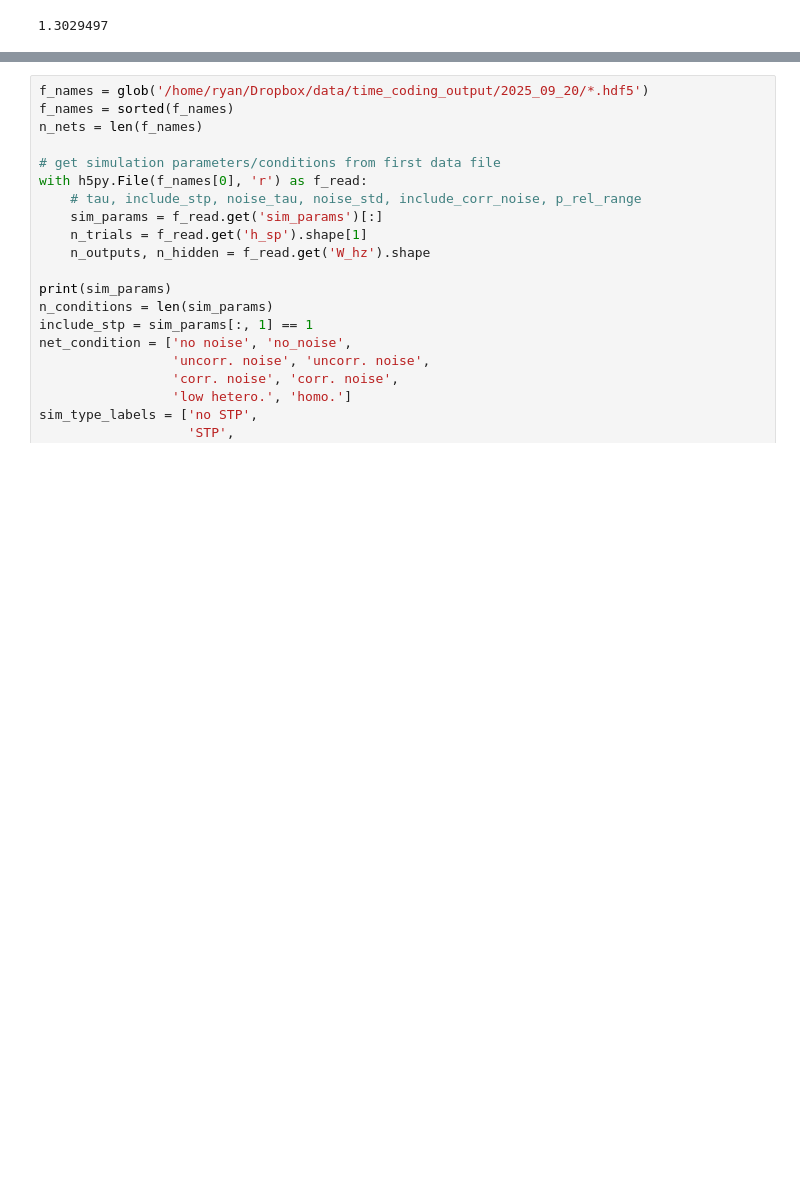
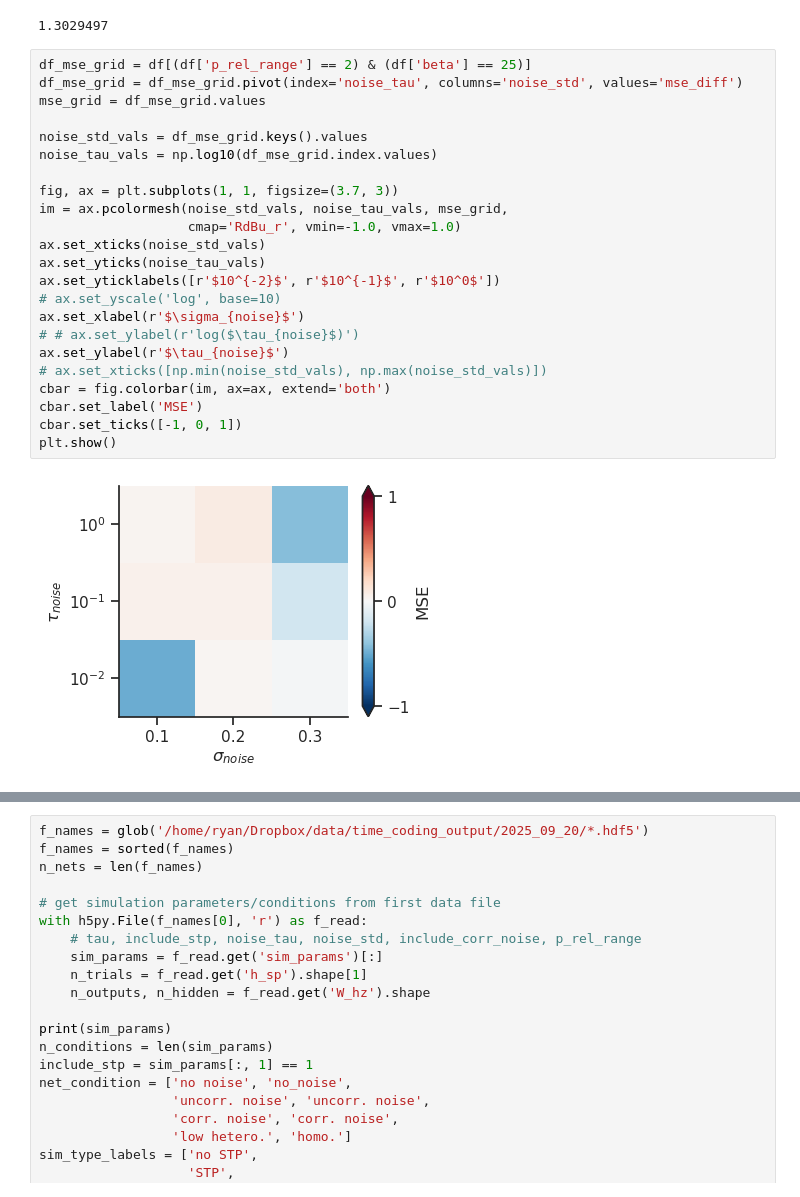
Before and after one commit to rythorpe/time_coding, a Jupyter notebook: analysis.ipynb, the cells around one changed output, grey strips where cells are left out. Drawn from its saved outputs; the diff is of its cells as text; blank space fills up the shorter version.

```diff
--- a/analysis.ipynb
+++ b/analysis.ipynb
@@ -99,4 +114,29 @@ plt.show()
 mse_grid.mean()
 # %% [output]
 1.3029497
+# %%
+df_mse_grid = df[(df['p_rel_range'] == 2) & (df['beta'] == 25)]
+df_mse_grid = df_mse_grid.pivot(index='noise_tau', columns='noise_std', values='mse_diff')
+mse_grid = df_mse_grid.values
+
+noise_std_vals = df_mse_grid.keys().values
+noise_tau_vals = np.log10(df_mse_grid.index.values)
+
+fig, ax = plt.subplots(1, 1, figsize=(3.7, 3))
+im = ax.pcolormesh(noise_std_vals, noise_tau_vals, mse_grid,
+                   cmap='RdBu_r', vmin=-1.0, vmax=1.0)
+ax.set_xticks(noise_std_vals)
+ax.set_yticks(noise_tau_vals)
+ax.set_yticklabels([r'$10^{-2}$', r'$10^{-1}$', r'$10^0$'])
+# ax.set_yscale('log', base=10)
+ax.set_xlabel(r'$\sigma_{noise}$')
+# # ax.set_ylabel(r'log($\tau_{noise}$)')
+ax.set_ylabel(r'$\tau_{noise}$')
+# ax.set_xticks([np.min(noise_std_vals), np.max(noise_std_vals)])
+cbar = fig.colorbar(im, ax=ax, extend='both')
+cbar.set_label('MSE')
+cbar.set_ticks([-1, 0, 1])
+plt.show()
+# %% [output]
+[figure, added]
 # %%
```
Also changed, not shown: parts of 6 cells of this notebook, 5 other files.
